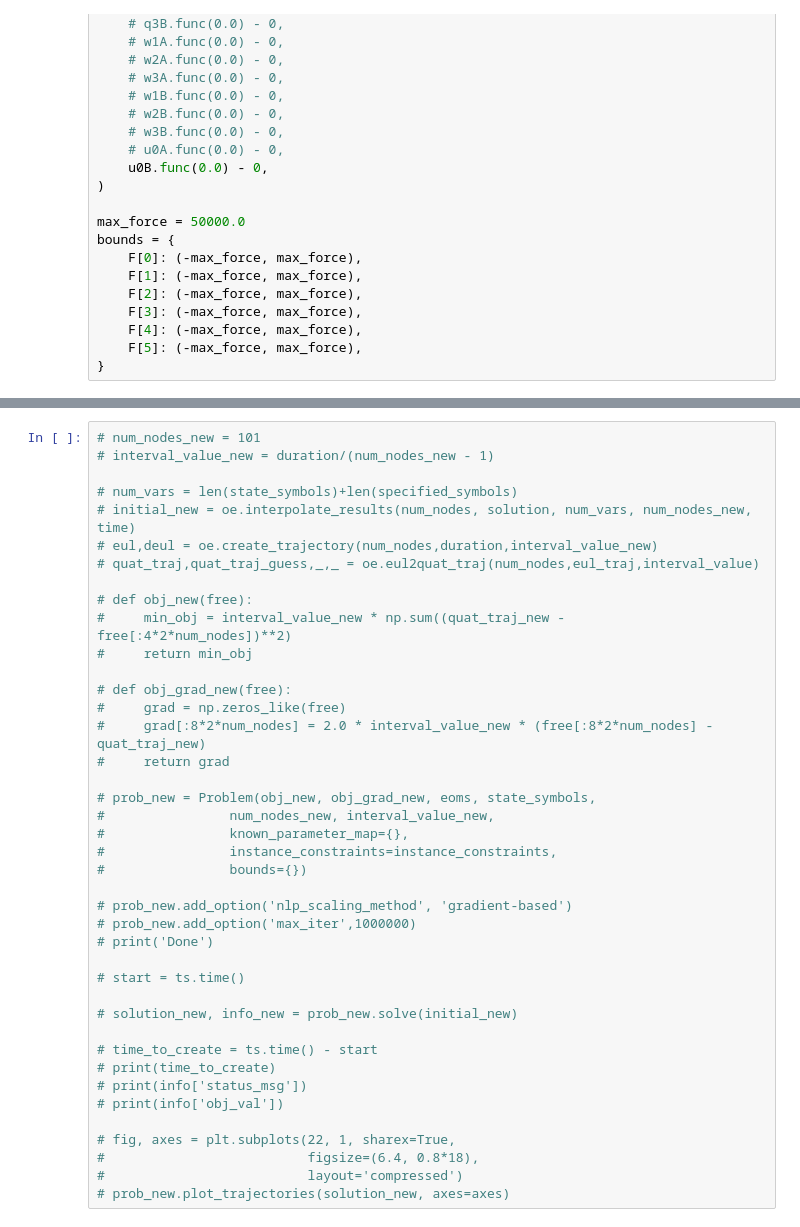
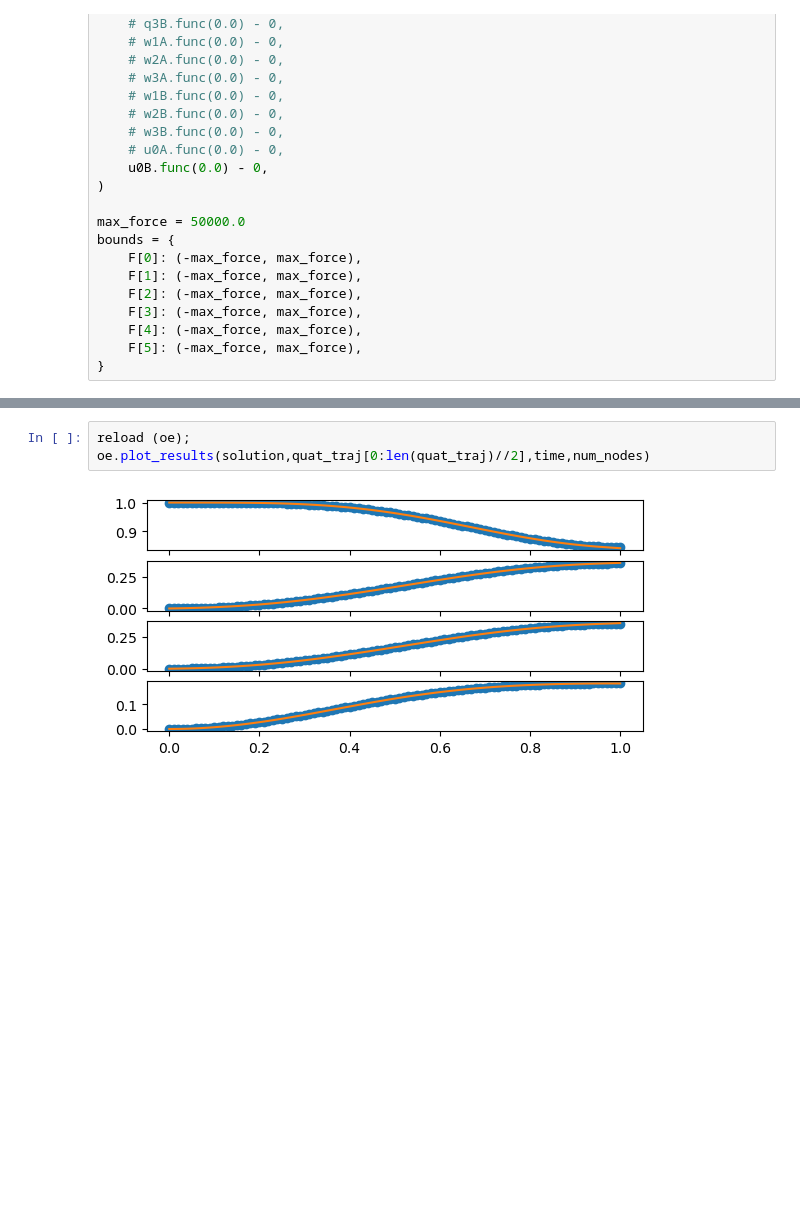
Before and after one commit to zoufaond/Quaternion-dynamics-with-muscle-forces, a Jupyter notebook: Python_optimal_control/Qmoore_opty.ipynb, the cells around one changed output, grey strips where cells are left out. Drawn from its saved outputs; the diff is of its cells as text; blank space fills up the shorter version.

```diff
--- a/Python_optimal_control/Qmoore_opty.ipynb
+++ b/Python_optimal_control/Qmoore_opty.ipynb
@@ -276,41 +275,5 @@ for j in range(16):
-# %%
-# num_nodes_new = 101
-# interval_value_new = duration/(num_nodes_new - 1)
-
-# num_vars = len(state_symbols)+len(specified_symbols)
-# initial_new = oe.interpolate_results(num_nodes, solution, num_vars, num_nodes_new, time)
-# eul,deul = oe.create_trajectory(num_nodes,duration,interval_value_new)
-# quat_traj,quat_traj_guess,_,_ = oe.eul2quat_traj(num_nodes,eul_traj,interval_value)
-
-# def obj_new(free):
-#     min_obj = interval_value_new * np.sum((quat_traj_new - free[:4*2*num_nodes])**2)
-#     return min_obj
-
-# def obj_grad_new(free):
-#     grad = np.zeros_like(free)
-#     grad[:8*2*num_nodes] = 2.0 * interval_value_new * (free[:8*2*num_nodes] - quat_traj_new)
-#     return grad
-
-# prob_new = Problem(obj_new, obj_grad_new, eoms, state_symbols,
-#                num_nodes_new, interval_value_new,
-#                known_parameter_map={},
-#                instance_constraints=instance_constraints,
-#                bounds={})
-
-# prob_new.add_option('nlp_scaling_method', 'gradient-based')
-# prob_new.add_option('max_iter',1000000)
-# print('Done')
-
-# start = ts.time()
-
-# solution_new, info_new = prob_new.solve(initial_new)
-
-# time_to_create = ts.time() - start
-# print(time_to_create)
-# print(info['status_msg'])
-# print(info['obj_val'])
-
-# fig, axes = plt.subplots(22, 1, sharex=True,
-#                          figsize=(6.4, 0.8*18),
-#                          layout='compressed')
-# prob_new.plot_trajectories(solution_new, axes=axes)
+# %%
+reload (oe);
+oe.plot_results(solution,quat_traj[0:len(quat_traj)//2],time,num_nodes)
+# %% [output]
+[figure, added]
```
Also changed, not shown: parts of 13 cells of this notebook, 3 other files.
